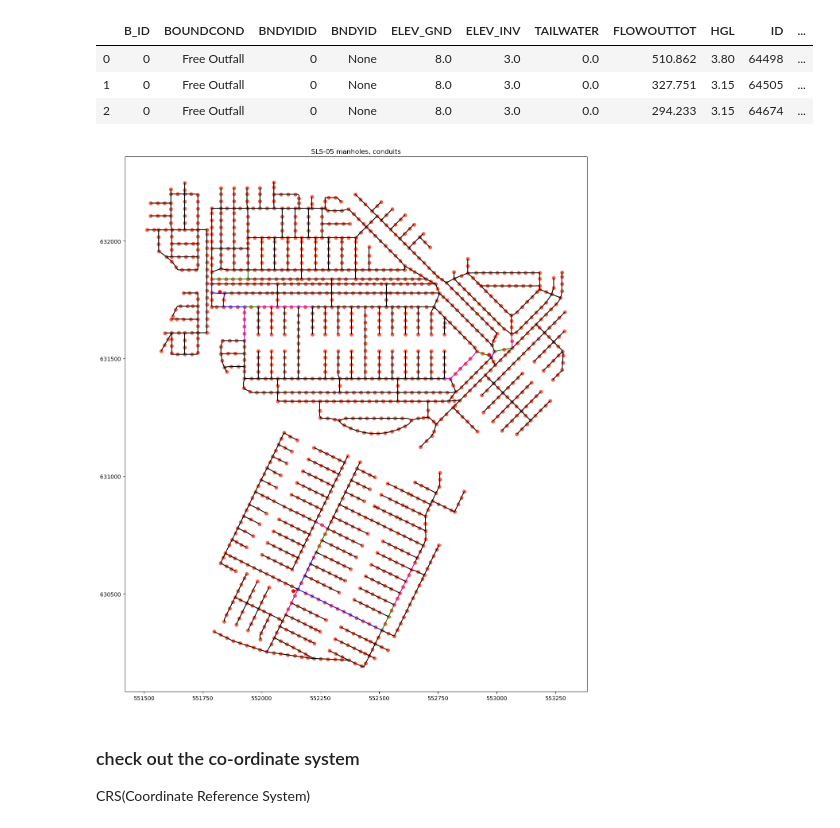
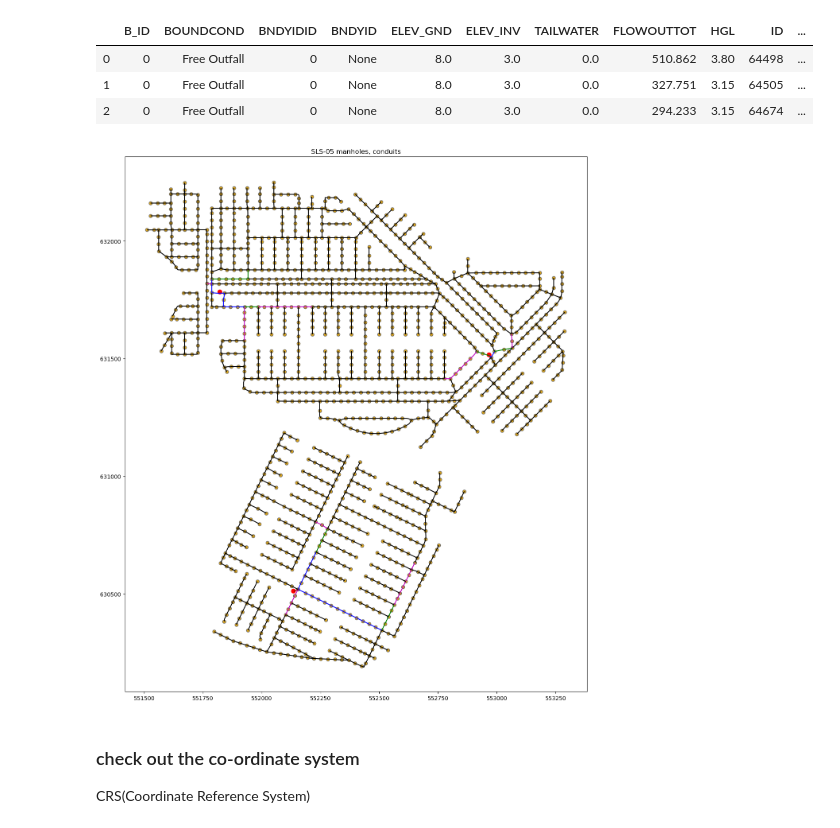
Before and after one commit to ikReza/gis-learning, a Jupyter notebook: JSA/SLS-05/SLS-05.ipynb, the cells around one changed output. Saved outputs shown, nothing was run; the diff lists cells and outputs as text; code cells hidden in the pictures.

Commit message:
outfall markersize

```diff
--- a/JSA/SLS-05/SLS-05.ipynb
+++ b/JSA/SLS-05/SLS-05.ipynb
@@ -181,13 +181,13 @@ outfalls
 # %%
 fig, ax = plt.subplots(figsize=(15,20))
 
 conduits.plot(ax=ax, color=cols)
-manholes.plot(ax=ax, color="tomato")
-outfalls.plot(ax=ax, color="red")
+manholes.plot(ax=ax, color="goldenrod", edgecolor="dimgray")
+outfalls.plot(ax=ax, color="red", markersize=60)
 plt.title(label="SLS-05 manholes, conduits")
 plt.show()
 # %% [output]
-[figure, old version]
+[figure, new version]
 # %% [markdown]
 ### check out the co-ordinate system
 
```
